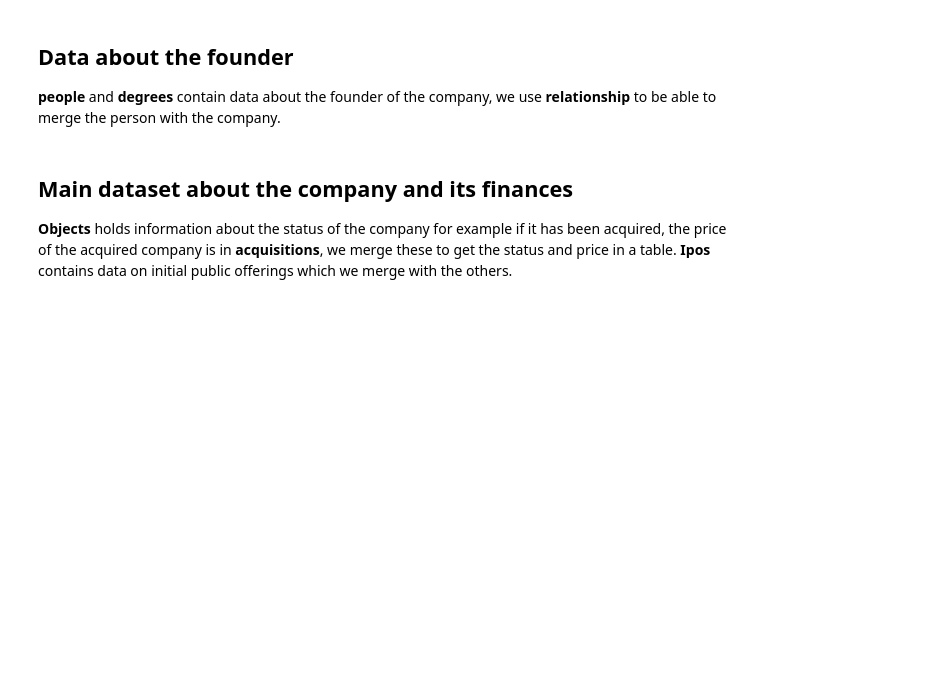
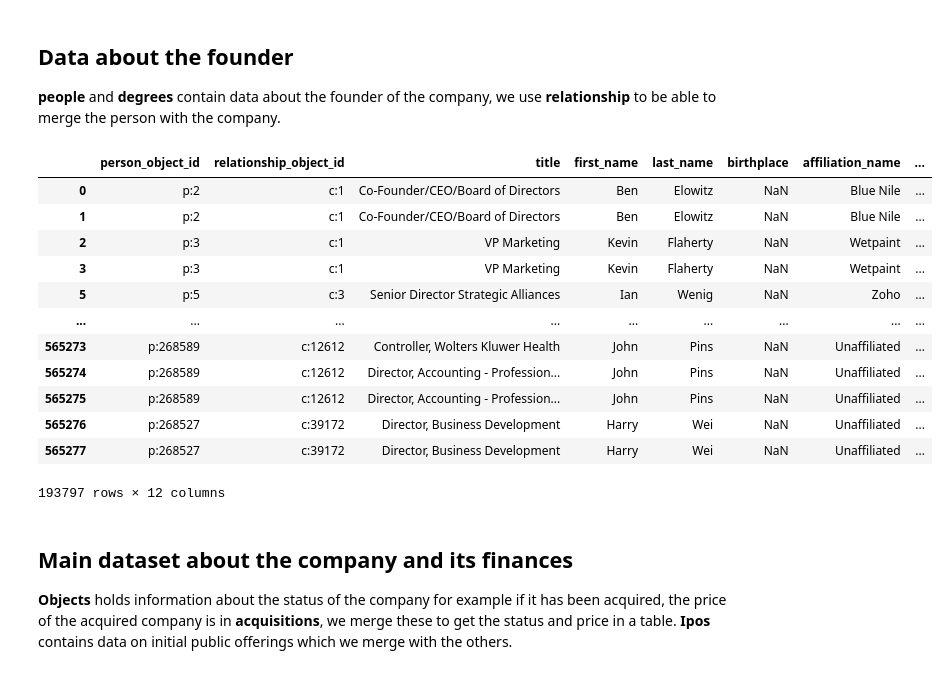
Before and after one commit to HeleneHjort/Socialdata, a Jupyter notebook: Project.ipynb, the cells around one changed output. Drawn from its saved outputs; the diff is of its cells as text; code cells hidden in the pictures; blank space fills up the shorter version.

Commit message:
Founders extra

```diff
--- a/Project.ipynb
+++ b/Project.ipynb
@@ -49,3 +51,15 @@ people = pd.read_csv("/Users/helenehjort/Library/Mobile Documents/com~apple~Clou
 relationships = pd.read_csv("/Users/helenehjort/Library/Mobile Documents/com~apple~CloudDocs/Business Analytics/8. Semester/02806 Social data analysis/Project/Data/relationships.csv")
 # %% [output]
 Columns (3,7,9,10,17,18,21,22,23,25,26,29,30,37) have mixed types. Specify dtype option on import or set low_memory=False.
+# %%
+acquisitions = pd.read_csv("/Users/kathrinesofierasmussen/Library/CloudStorage/GoogleDrive-rasmussen.kathrine20@gmail.com/Mit drev/DTU/M.Sc./2. Semester/02806 Social Data Analysis and  Visualization /Assignments/ProjectData/acquisitions.csv")
+degrees = pd.read_csv("/Users/kathrinesofierasmussen/Library/CloudStorage/GoogleDrive-rasmussen.kathrine20@gmail.com/Mit drev/DTU/M.Sc./2. Semester/02806 Social Data Analysis and  Visualization /Assignments/ProjectData/degrees.csv")
+funding_rounds = pd.read_csv("/Users/kathrinesofierasmussen/Library/CloudStorage/GoogleDrive-rasmussen.kathrine20@gmail.com/Mit drev/DTU/M.Sc./2. Semester/02806 Social Data Analysis and  Visualization /Assignments/ProjectData/funding_rounds.csv")
+founds = pd.read_csv("/Users/kathrinesofierasmussen/Library/CloudStorage/GoogleDrive-rasmussen.kathrine20@gmail.com/Mit drev/DTU/M.Sc./2. Semester/02806 Social Data Analysis and  Visualization /Assignments/ProjectData/funds.csv")
+investments = pd.read_csv("/Users/kathrinesofierasmussen/Library/CloudStorage/GoogleDrive-rasmussen.kathrine20@gmail.com/Mit drev/DTU/M.Sc./2. Semester/02806 Social Data Analysis and  Visualization /Assignments/ProjectData/investments.csv")
+ipos = pd.read_csv("/Users/kathrinesofierasmussen/Library/CloudStorage/GoogleDrive-rasmussen.kathrine20@gmail.com/Mit drev/DTU/M.Sc./2. Semester/02806 Social Data Analysis and  Visualization /Assignments/ProjectData/ipos.csv")
+milestones = pd.read_csv("/Users/kathrinesofierasmussen/Library/CloudStorage/GoogleDrive-rasmussen.kathrine20@gmail.com/Mit drev/DTU/M.Sc./2. Semester/02806 Social Data Analysis and  Visualization /Assignments/ProjectData/milestones.csv")
+objects = pd.read_csv("/Users/kathrinesofierasmussen/Library/CloudStorage/GoogleDrive-rasmussen.kathrine20@gmail.com/Mit drev/DTU/M.Sc./2. Semester/02806 Social Data Analysis and  Visualization /Assignments/ProjectData/objects.csv")
+offices = pd.read_csv("/Users/kathrinesofierasmussen/Library/CloudStorage/GoogleDrive-rasmussen.kathrine20@gmail.com/Mit drev/DTU/M.Sc./2. Semester/02806 Social Data Analysis and  Visualization /Assignments/ProjectData/offices.csv")
+people = pd.read_csv("/Users/kathrinesofierasmussen/Library/CloudStorage/GoogleDrive-rasmussen.kathrine20@gmail.com/Mit drev/DTU/M.Sc./2. Semester/02806 Social Data Analysis and  Visualization /Assignments/ProjectData/people.csv")
+relationships = pd.read_csv("/Users/kathrinesofierasmussen/Library/CloudStorage/GoogleDrive-rasmussen.kathrine20@gmail.com/Mit drev/DTU/M.Sc./2. Semester/02806 Social Data Analysis and  Visualization /Assignments/ProjectData/relationships.csv")
@@ -153,6 +169,26 @@ founders = founders.loc[:, [ 'person_object_id', 'relationship_object_id', 'titl
 # %%
 # Only keep data from USA
 founders = founders[founders['relationship_object_id'].isin(usa_offices['object_id'])]
+# %%
+# Extract year the employees graduated in
+founders['graduated_at'] = pd.to_datetime(founders['graduated_at'], format = '%Y-%m-%d')
+founders['grad_year'] = founders['graduated_at'].dt.year
+# %%
+founders
+# %% [output]
+|  | person_object_id | relationship_object_id | title | first_name | last_name | birthplace | affiliation_name | ... |
+| 0 | p:2 | c:1 | Co-Founder/CEO/Board of Directors | Ben | Elowitz | NaN | Blue Nile | ... |
+| 1 | p:2 | c:1 | Co-Founder/CEO/Board of Directors | Ben | Elowitz | NaN | Blue Nile | ... |
+| 2 | p:3 | c:1 | VP Marketing | Kevin | Flaherty | NaN | Wetpaint | ... |
+| 3 | p:3 | c:1 | VP Marketing | Kevin | Flaherty | NaN | Wetpaint | ... |
+| 5 | p:5 | c:3 | Senior Director Strategic Alliances | Ian | Wenig | NaN | Zoho | ... |
+| ... | ... | ... | ... | ... | ... | ... | ... | ... |
+| 565273 | p:268589 | c:12612 | Controller, Wolters Kluwer Health | John | Pins | NaN | Unaffiliated | ... |
+| 565274 | p:268589 | c:12612 | Director, Accounting - Profession... | John | Pins | NaN | Unaffiliated | ... |
+| 565275 | p:268589 | c:12612 | Director, Accounting - Profession... | John | Pins | NaN | Unaffiliated | ... |
+| 565276 | p:268527 | c:39172 | Director, Business Development | Harry | Wei | NaN | Unaffiliated | ... |
+| 565277 | p:268527 | c:39172 | Director, Business Development | Harry | Wei | NaN | Unaffiliated | ... |
+193797 rows × 12 columns
 # %%
 degree_counts = founders['degree_type'].value_counts()
 df_degree_counts = pd.DataFrame({'degree_type': degree_counts.index, 'count': degree_counts.values})
```
Also changed, not shown: parts of 6 cells of this notebook.
